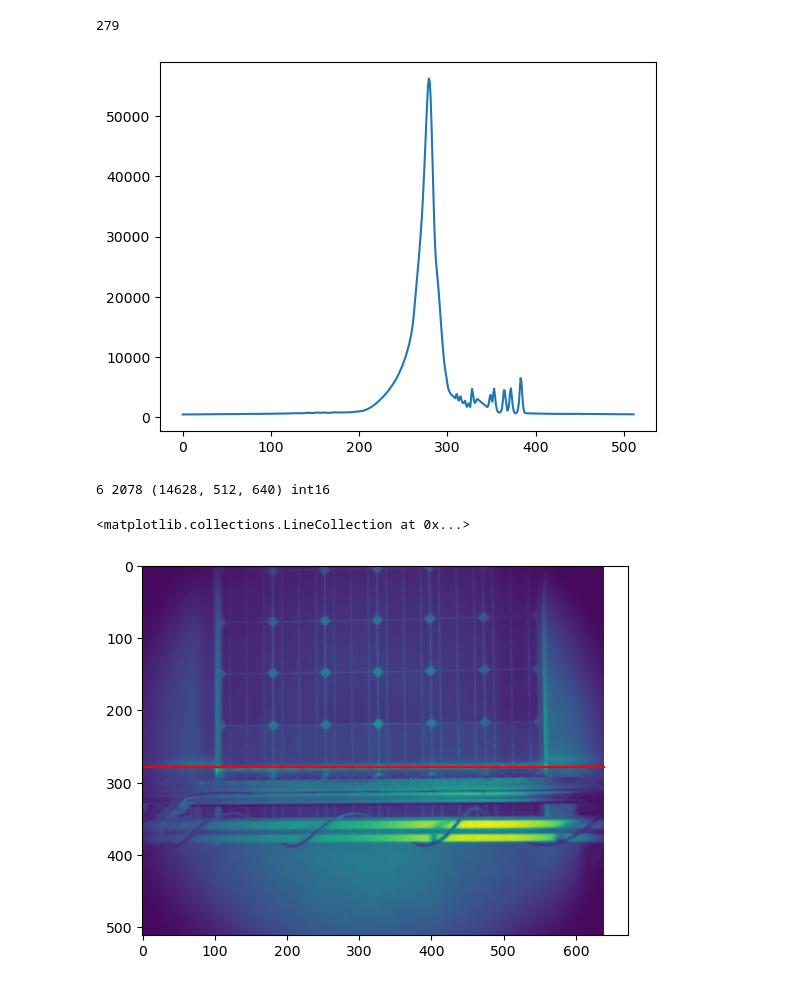
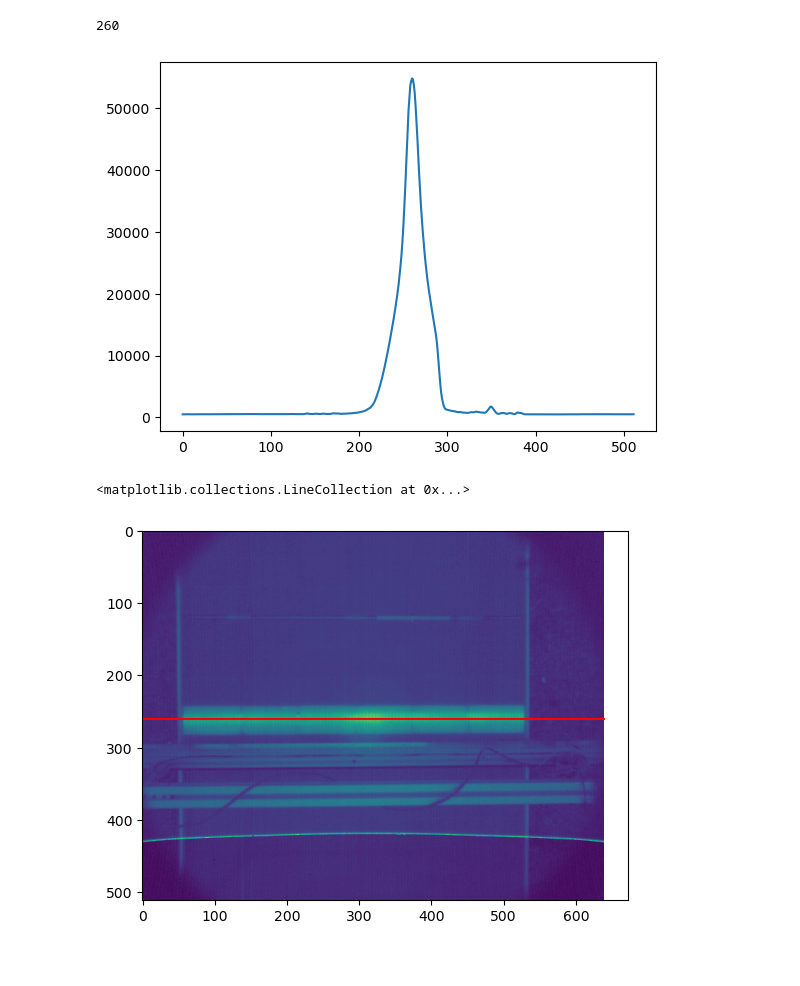
Before and after one commit to JeperoJ/Photoluminescence-scanner, a Jupyter notebook: Software refactor/LIPI_Processing/testing_fps_wrong.ipynb, the cells around one changed output. Cells and saved outputs as stored; diff of their text form; code cells hidden in the pictures.

```diff
--- a/Software refactor/LIPI_Processing/testing_fps_wrong.ipynb
+++ b/Software refactor/LIPI_Processing/testing_fps_wrong.ipynb
@@ -6,7 +6,8 @@ import numpy as np
 import matplotlib.pyplot as plt
 # %%
 #scan_path = "F://Work//LIPI//scans//scan_20260226_152601.raw"
-scan_path = "C://Users//jeppe//Documents//LIPI//scans//test2//scan_20260226_152601.raw"
+#scan_path = "C://Users//jeppe//Documents//LIPI//scans//test2//scan_20260226_152601.raw"
+scan_path = "C://Users//jeppe//Documents//LIPI//scans//outside//scan_20260319_142551.raw"
 cal_path = "data/calibration.npz"
 K,P,DIM = ingaas_processing.load_calibration(cal_path)
 scan = np.array(ingaas_processing.undistort(ingaas_processing.load_raw_image(scan_path, 640, 512), K, P, DIM))
@@ -22,18 +23,18 @@ print(np.argmax(frame_profile[4001]-frame_profile[4000]))
 # %%
 frame_diffs = frame_profile[1:]-frame_profile[:-1]
 plt.plot(np.mean(np.abs(frame_diffs), axis=0))
-np.argmax(np.mean(np.abs(frame_diffs), axis=0))
+lom = np.argmax(np.mean(np.abs(frame_diffs), axis=0))
+print(lom)
 # %% [output]
-279
+260
-[figure, old version]
+[figure, new version]
 # %%
 # print(np.min(scan), np.max(scan), scan.shape, scan.dtype)
-# plt.imshow(scan[4002])
-# plt.hlines(279, 0, 640, "r")
+plt.imshow(scan[4000])
+plt.hlines(lom, 0, 640, "r")
 # %% [output]
-6 2078 (14628, 512, 640) int16
+<matplotlib.collections.LineCollection at 0x...>
-<matplotlib.collections.LineCollection at 0x...>
-[figure, old version]
+[figure, new version]
 # %%
 scan_profile = frame_profile[:,279]
 # %%
```
Also changed, not shown: parts of 21 cells of this notebook, 1 other file.
